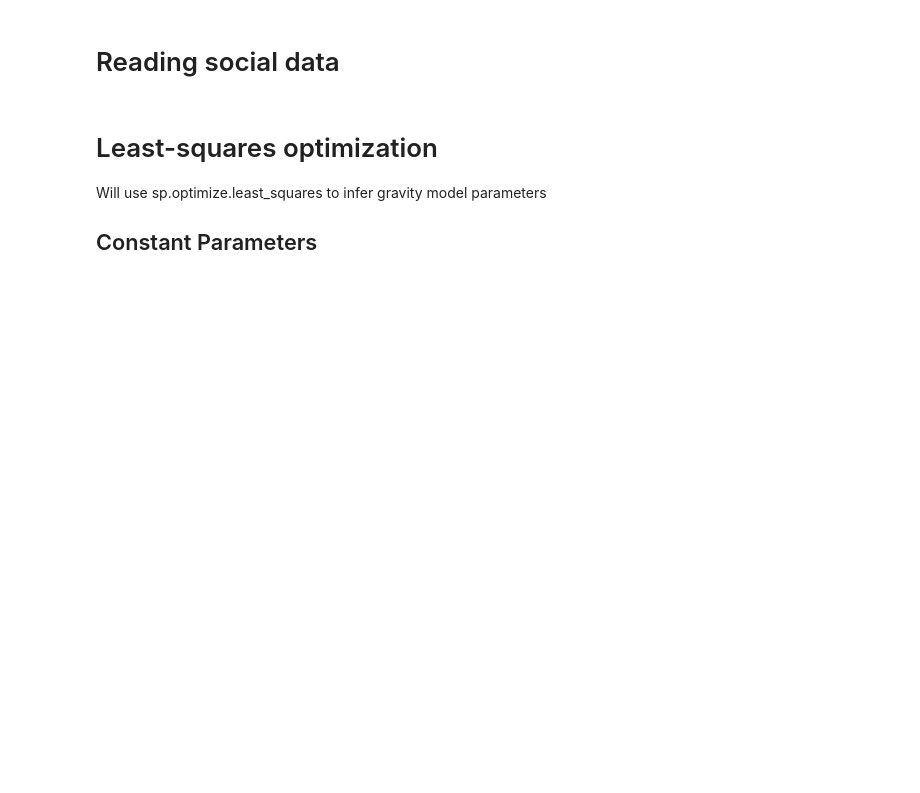
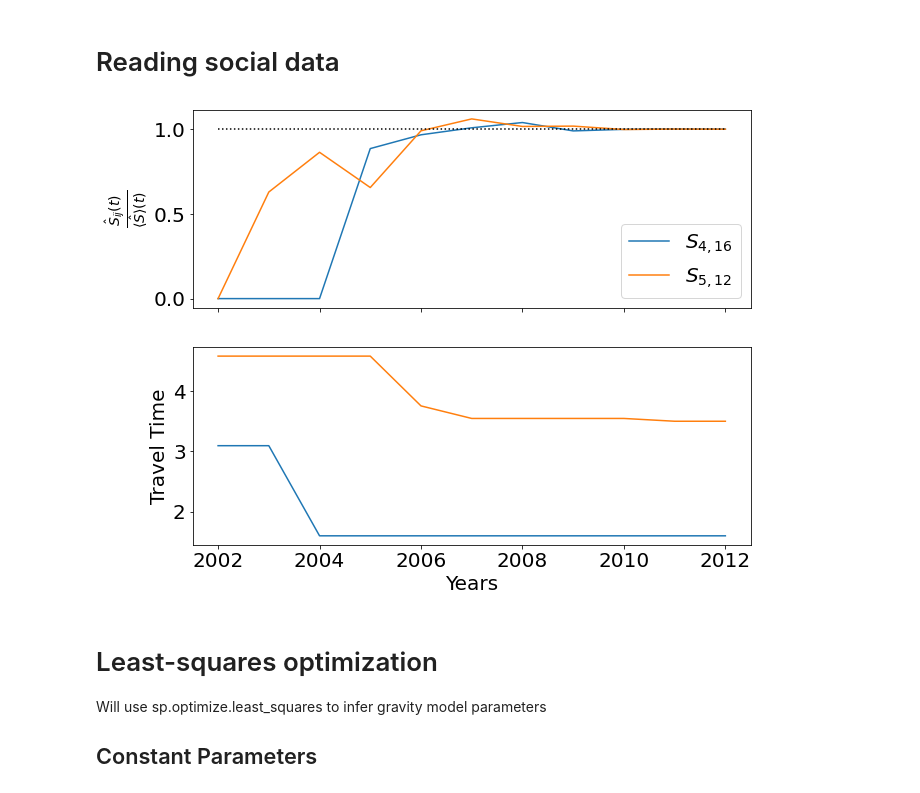
Before and after one commit to bokae/wwcs-2022-memory-of-social-connections, a Jupyter notebook: analysis/2-null model parameter inference.ipynb, the cells around one changed output. Saved outputs shown, nothing was run; the diff lists cells and outputs as text; code cells hidden in the pictures; blank space fills up the shorter version.

Commit message:
statistical tests, outlier examples

```diff
--- a/analysis/2-null model parameter inference.ipynb
+++ b/analysis/2-null model parameter inference.ipynb
@@ -83,6 +83,22 @@ graphs_W = {year:nx.from_pandas_edgelist(reduced_df[reduced_df['RegYear']==year]
 W = np.array([nx.to_numpy_array(graphs_W[y],dtype=np.float32,weight='w') for y in Years])
 for i in range(W.shape[1]):
     W[:,i,i]=0
+# %%
+fig,axs=plt.subplots(figsize=(10,8),nrows=2,sharex=True)
+axs[0].plot(Years,(S[:,4,16]/S[-1,4,16])/(S.mean(axis=(1,2))/S.mean(axis=(1,2))[-1]),label=r'$S_{4,16}$')
+axs[0].plot(Years,(S[:,5,12]/S[-1,5,12])/(S.mean(axis=(1,2))/S.mean(axis=(1,2))[-1]),label=r'$S_{5,12}$')
+axs[0].plot([2002,2012],[1,1],'k:')
+axs[0].set_ylabel(r"$\frac{\hat{S}_{ij}(t)}{\langle \hat{S}\rangle(t)}$")
+# axs[0].xaxis.set_ticklabels([y for y in Years[:2:]])
+axs[0].legend()
+
+axs[1].plot(Years,travel_time_tensor[:,4,16])
+axs[1].plot(Years,travel_time_tensor[:,5,12])
+axs[1].set_ylabel("Travel Time")
+axs[1].set_xlabel("Years")
+fig.savefig("../analysis/Figures/outlier_examples.png",bbox_inches='tight')
+# %% [output]
+[figure, added]
 # %% [markdown]
 # Least-squares optimization
 Will use sp.optimize.least_squares to infer gravity model parameters
```
Also changed, not shown: parts of 23 cells of this notebook.
